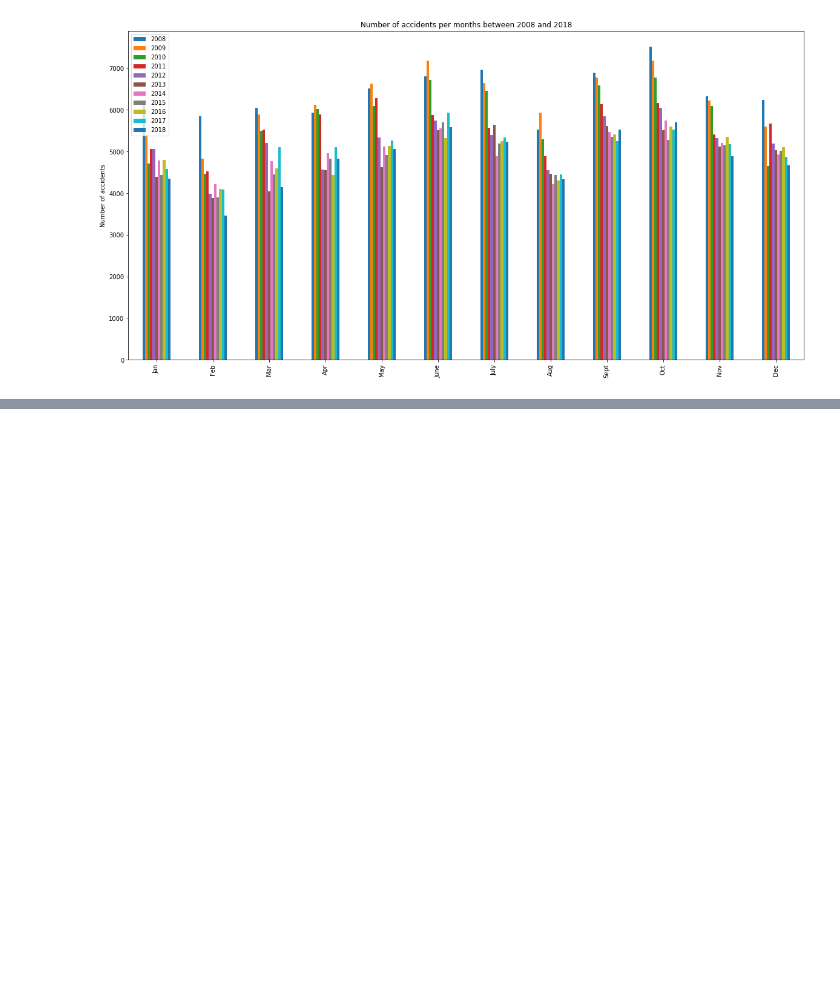
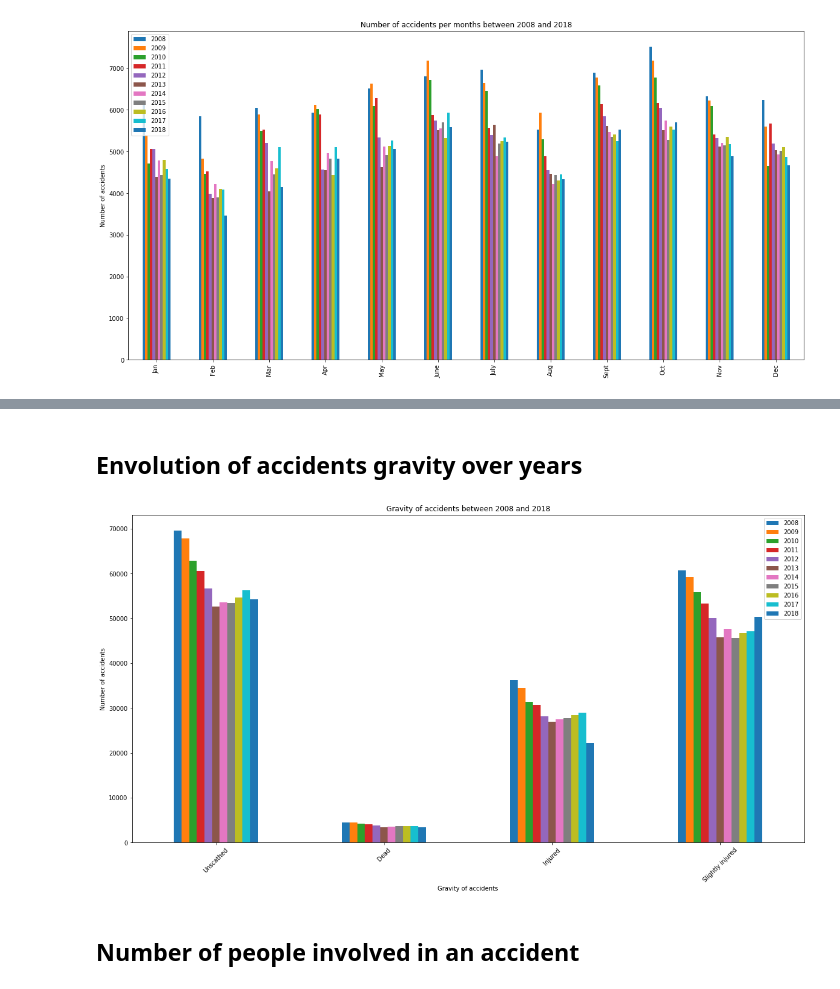
Before and after one commit to sinitame/epfl-ada-project, a Jupyter notebook: notebooks/introduction.ipynb, the cells around one changed output, grey strips where cells are left out. Saved outputs shown, nothing was run; the diff lists cells and outputs as text; code cells hidden in the pictures; blank space fills up the shorter version.

```diff
--- a/notebooks/introduction.ipynb
+++ b/notebooks/introduction.ipynb
@@ -188,0 +235,2 @@ plot_all_years_accidents_per_months(df_all_accidents_per_months)
+# %% [markdown]
+## Envolution of accidents gravity over years
@@ -188,0 +264,23 @@ plot_all_years_accidents_per_months(df_all_accidents_per_months)
+# %%
+df_all_years_accidents_gravity = get_accidents_gravity_all_years(2008, 2018)
+# %%
+def plot_all_years_accidents_gravity(all_years_accidents_gravity):
+    width = 0.05
+    gravity_mapping = ["Unscathed", "Dead", "Injured", "Slightly injured" ]
+    ind = np.arange(4)
+
+    all_years_accidents_gravity.plot(kind='bar', figsize=(20,10))
+
+    plt.ylabel('Number of accidents')
+    plt.xlabel('Gravity of accidents')
+    plt.title('Gravity of accidents between 2008 and 2018')
+
+    plt.xticks(ind, gravity_mapping, rotation=45)
+    plt.legend(loc='best')
+    plt.show()
+# %%
+plot_all_years_accidents_gravity(df_all_years_accidents_gravity)
+# %% [output]
+[figure, added]
+# %% [markdown]
+## Number of people involved in an accident
```
Also changed, not shown: parts of 18 cells of this notebook, 1 other file.
